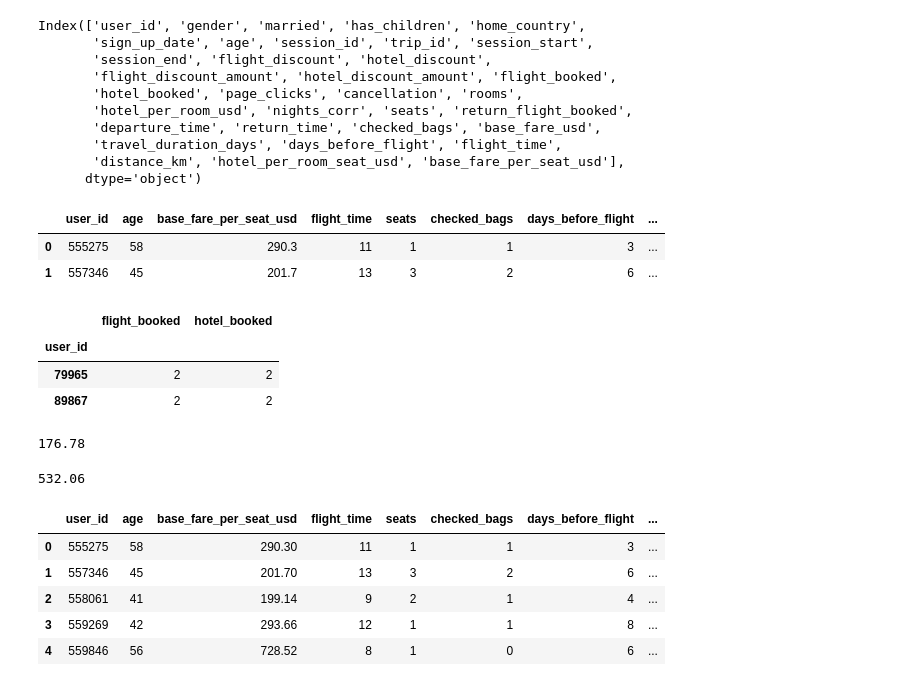
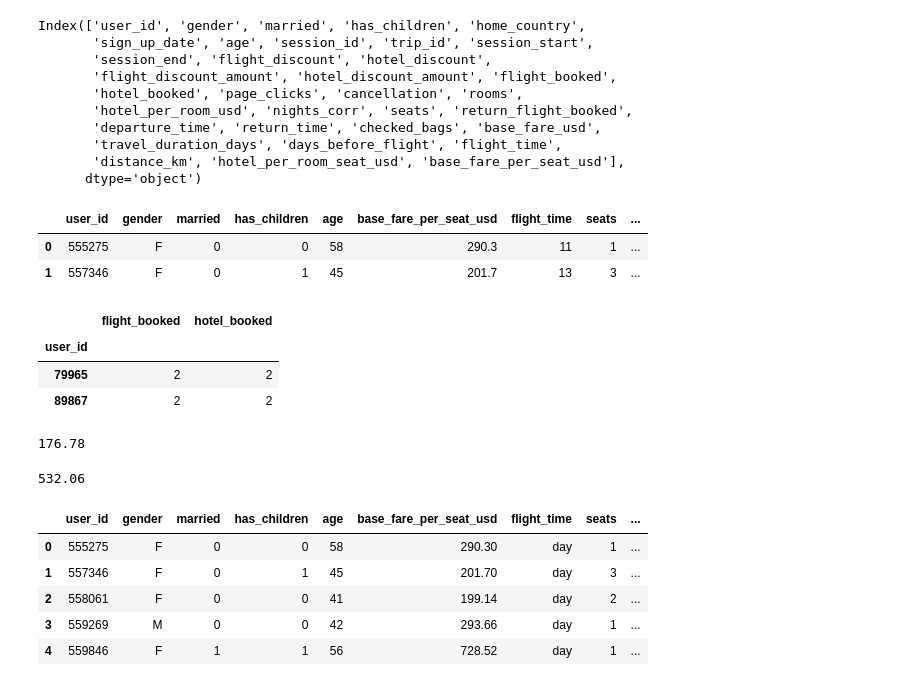
Before and after one commit to derewor/Travel-Tide-project, a Jupyter notebook: TravelTide_project_final.ipynb, the cells around one changed output. Cells and saved outputs as stored; diff of their text form; code cells hidden in the pictures.

```diff
--- a/TravelTide_project_final.ipynb
+++ b/TravelTide_project_final.ipynb
@@ -242,14 +242,14 @@ Index(['user_id', 'gender', 'married', 'has_children', 'home_country',
 # %%
 # catagorization of the customers is made on the following columns. The catagorization is done at two level; one on session level table and second
 # on aggregated data at user level
-category_session = final_table[['user_id','age','base_fare_per_seat_usd','flight_time','seats','checked_bags','days_before_flight','distance_km']]
+category_session = final_table[['user_id','gender','married','has_children','age','base_fare_per_seat_usd','flight_time','seats','checked_bags','days_before_flight','distance_km']]
 category_session = category_session.loc[:, ~category_session.columns.duplicated()]
 category_session[['age','flight_time','days_before_flight']] = category_session[['age','flight_time','days_before_flight']].astype(int)
 category_session.head(2)
 # %% [output]
-|  | user_id | age | base_fare_per_seat_usd | flight_time | seats | checked_bags | days_before_flight | ... |
-| 0 | 555275 | 58 | 290.3 | 11 | 1 | 1 | 3 | ... |
-| 1 | 557346 | 45 | 201.7 | 13 | 3 | 2 | 6 | ... |
+|  | user_id | gender | married | has_children | age | base_fare_per_seat_usd | flight_time | seats | ... |
+| 0 | 555275 | F | 0 | 0 | 58 | 290.3 | 11 | 1 | ... |
+| 1 | 557346 | F | 0 | 1 | 45 | 201.7 | 13 | 3 | ... |
 # %%
 # the user level aggregation of selected columns of session data
 category_user = final_table[['user_id','flight_booked','hotel_booked']]
@@ -282,70 +282,70 @@ display(fare_perc_75)
 def budget_category(row):
   base_fare_per_seat_usd = row['base_fare_per_seat_usd']
   if base_fare_per_seat_usd < fare_perc_25:
-    return 'basic economy'
+    return 'basic'
   elif base_fare_per_seat_usd > fare_perc_25 and base_fare_per_seat_usd < fare_perc_75:
-    return 'prem_economy traveller'
+    return 'prem_economy'
   elif base_fare_per_seat_usd > fare_perc_75:
-    return 'business traveller'
-category_session['budget_category'] = category_session.apply(budget_category, axis=1)
+    return 'business'
+category_session['budget'] = category_session.apply(budget_category, axis=1)
 # assigning flight time category for the flight time column
 def flight_time_category(row):
   flight_time = row['flight_time']
   if flight_time > 4 and flight_time < 16:
-    return 'day_traveler'
+    return 'day'
   else:
-    return 'night_traveler'
-category_session['flight_time_category'] = category_session.apply(flight_time_category, axis=1)
+    return 'night'
+category_session['flight_time'] = category_session.apply(flight_time_category, axis=1)
 # assigning group category based on number of seats
 def traveller_category(row):
   seats = row['seats']
   if seats == 1:
-    return 'solo_traveller'
+    return 'solo'
   elif seats == 2:
-    return 'couple traveller'
+    return 'couple'
   elif seats >= 3:
-    return 'group_traveller'
+    return 'group'
   else:
-    return 'not_traveller'
-category_session['traveller_category'] = category_session.apply(traveller_category, axis=1)
+    return 'not_travel'
+category_session['traveller'] = category_session.apply(traveller_category, axis=1)
 # Assigning baggage_category for checked bags
 def baggage_category(row):
   checked_bags = row['checked_bags']
   if checked_bags == 0:
     return 'backpacker'
   elif checked_bags >= 1:
     return 'bulkpacker'
   else:
     return 'checked_bags'
-category_session['baggage_category'] = category_session.apply(baggage_category, axis=1)
+category_session['baggage'] = category_session.apply(baggage_category, axis=1)
 
 # assigning booking time category for booking days before flight
 def booking_time_category(row):
   days_before_flight = row['days_before_flight']
   if days_before_flight <= 3:
     return 'last_minute'
   else:
     return 'planned'
-category_session['booking_time_category'] = category_session.apply(booking_time_category, axis=1)
+category_session['booking_time'] = category_session.apply(booking_time_category, axis=1)
 # Assigning the distance travel category for distance_km column
 def distance_travel_category(row):
   distance_km = row['distance_km']
   if distance_km <= 1500:
     return 'short_haul'
   elif distance_km > 1500 and distance_km <= 4000:
     return 'medium_haul'
   elif distance_km > 4000:
     return 'long_haul'
   else:
     return 'distance_km'
-category_session['distance_travel_category'] = category_session.apply(distance_travel_category, axis=1)
+category_session['distance_travel'] = category_session.apply(distance_travel_category, axis=1)
 category_session.head()
 # %% [output]
 176.78
 532.06
-|  | user_id | age | base_fare_per_seat_usd | flight_time | seats | checked_bags | days_before_flight | ... |
-| 0 | 555275 | 58 | 290.30 | 11 | 1 | 1 | 3 | ... |
-| 1 | 557346 | 45 | 201.70 | 13 | 3 | 2 | 6 | ... |
-| 2 | 558061 | 41 | 199.14 | 9 | 2 | 1 | 4 | ... |
-| 3 | 559269 | 42 | 293.66 | 12 | 1 | 1 | 8 | ... |
-| 4 | 559846 | 56 | 728.52 | 8 | 1 | 0 | 6 | ... |
+|  | user_id | gender | married | has_children | age | base_fare_per_seat_usd | flight_time | seats | ... |
+| 0 | 555275 | F | 0 | 0 | 58 | 290.30 | day | 1 | ... |
+| 1 | 557346 | F | 0 | 1 | 45 | 201.70 | day | 3 | ... |
+| 2 | 558061 | F | 0 | 0 | 41 | 199.14 | day | 2 | ... |
+| 3 | 559269 | M | 0 | 0 | 42 | 293.66 | day | 1 | ... |
+| 4 | 559846 | F | 1 | 1 | 56 | 728.52 | day | 1 | ... |
```
Also changed, not shown: parts of 6 cells of this notebook.
